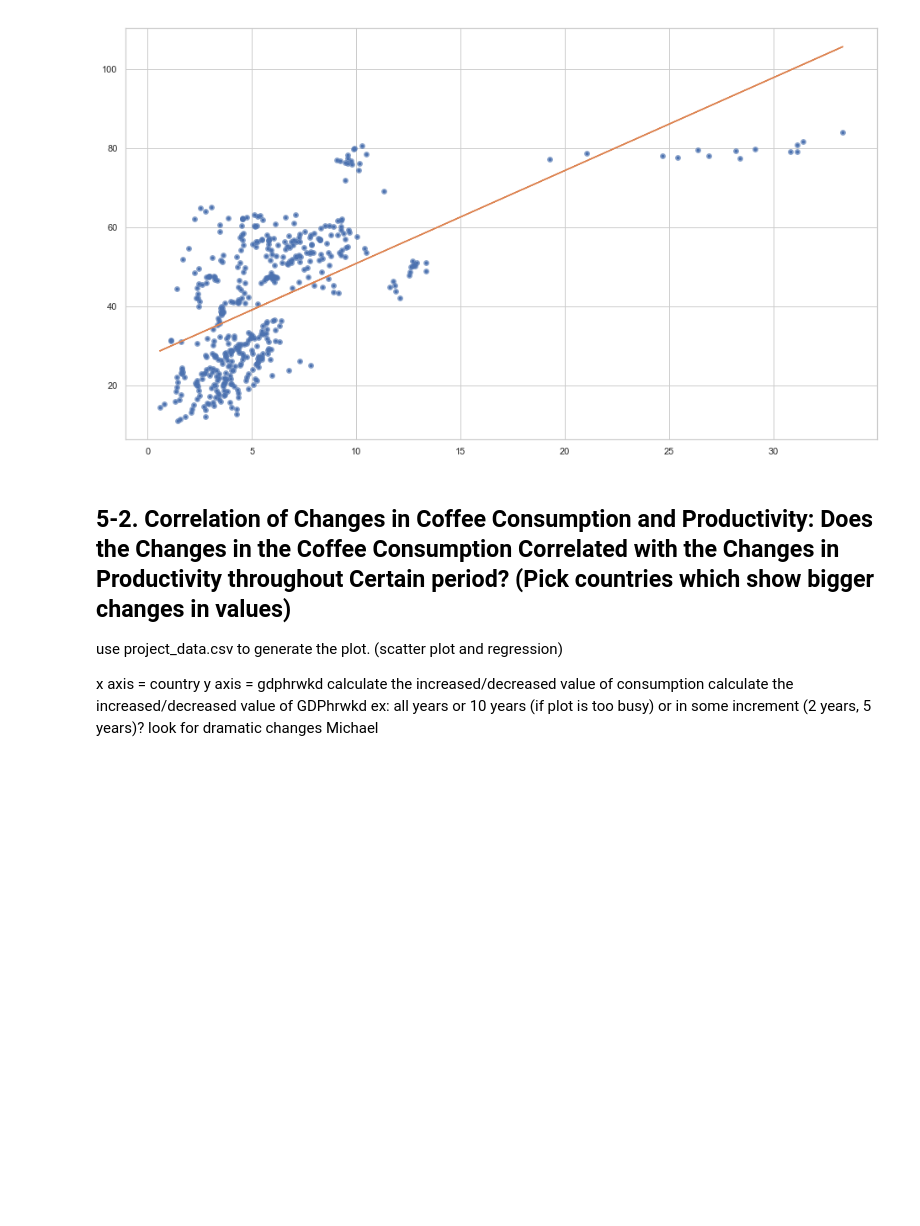
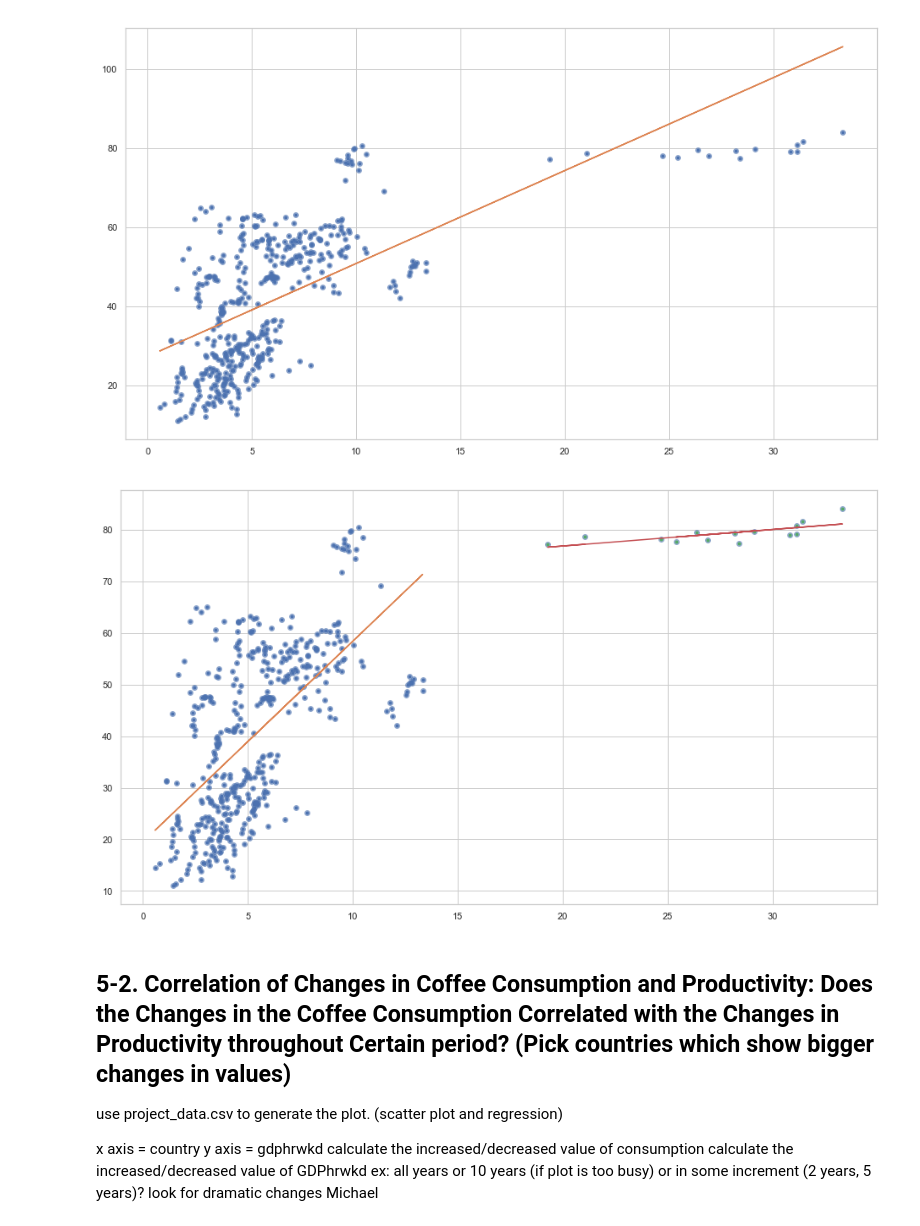
Before and after one commit to andrewboring/Confabulators_Project_1, a Jupyter notebook: project1_the-confabulators_starter.ipynb, the cells around one changed output. Drawn from its saved outputs; the diff is of its cells as text; code cells hidden in the pictures; blank space fills up the shorter version.

Commit message:
updated correlation graph

```diff
--- a/project1_the-confabulators_starter.ipynb
+++ b/project1_the-confabulators_starter.ipynb
@@ -389,6 +388,32 @@ plt.show()
 # https://stackoverflow.com/questions/19068862/how-to-overplot-a-line-on-a-scatter-plot-in-python
 # %% [output]
 [figure]
+# %%
+# define x-axis and y-axis
+x_smaller = x.iloc[x.values < 15]
+y_smaller = y.loc[x_smaller.index.tolist()]
+
+x_larger = x.iloc[x.values >= 15]
+y_larger = y.iloc[x_larger.index.tolist()]
+
+plt.scatter(x, y, alpha=0.5)
+
+# Fit with polyfit
+b_smaller, m_smaller = polyfit(x_smaller, y_smaller, 1)
+b_larger, m_larger = polyfit(x_larger, y_larger, 1)
+
+plt.plot(x_smaller, y_smaller, '.')
+plt.plot(x_smaller, b_smaller + m_smaller * x_smaller, '-')
+
+plt.plot(x_larger, y_larger, '.')
+plt.plot(x_larger, b_larger + m_larger * x_larger, '-')
+
+plt.show()
+
+# Save the Figure
+#plt.savefig('graph_corr_coffee_productivity_two.png', bbox_inches="tight")
+# %% [output]
+[figure, added]
 # %% [markdown]
 ## 5-2. Correlation of Changes in Coffee Consumption and Productivity: Does the Changes in the Coffee Consumption Correlated with the Changes in Productivity throughout Certain period? (Pick countries which show bigger changes in values)
 use project_data.csv to generate the plot. (scatter plot and regression)
```
Also changed, not shown: parts of 9 cells of this notebook.
